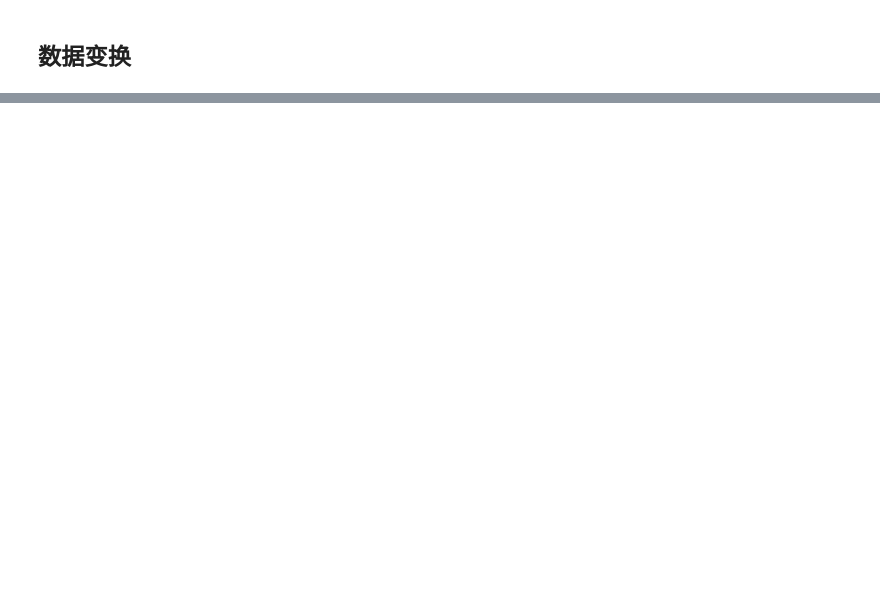
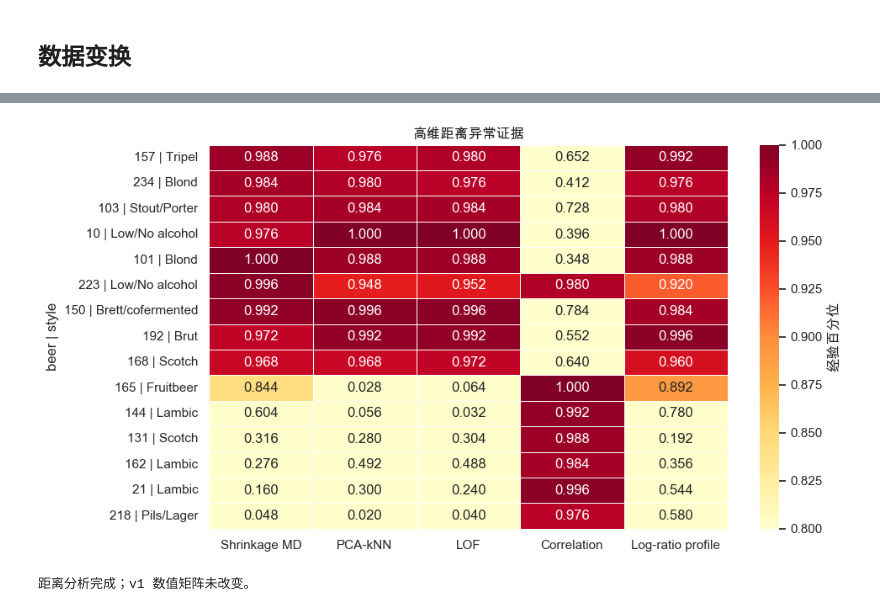
Before and after one commit to Malodys/matho-rtri-mind-2026, a Jupyter notebook: notebooks/02_chem_process.ipynb, the cells around one changed output, grey strips where cells are left out. Drawn from its saved outputs; the diff is of its cells as text; code cells hidden in the pictures; blank space fills up the shorter version.

```diff
--- a/notebooks/02_chem_process.ipynb
+++ b/notebooks/02_chem_process.ipynb
@@ -111,0 +960,26 @@ print(f"项目目录: {PROJECT_ROOT}")
+# %%
+# 距离证据热图：仅展示至少一种方法族标记的样本
+plot_cols = [f"{c}_percentile" for c in score_columns]
+plot_labels = ["Shrinkage MD", "PCA-kNN", "LOF", "Correlation", "Log-ratio profile"]
+heatmap_data = distance_review[plot_cols].copy()
+heatmap_data.columns = plot_labels
+heatmap_data.index = [f"{beer} | {distance_review.loc[beer, 'style']}" for beer in heatmap_data.index]
+
+fig_height = max(4.5, 0.36 * len(heatmap_data))
+fig, ax = plt.subplots(figsize=(10, fig_height))
+sns.heatmap(heatmap_data, cmap="YlOrRd", vmin=0.80, vmax=1.0,
+            annot=True, fmt=".3f", linewidths=0.4, cbar_kws={"label": "经验百分位"}, ax=ax)
+ax.set_title("高维距离异常证据")
+ax.set_xlabel("")
+ax.set_ylabel("beer | style")
+plt.tight_layout()
+distance_figure = FIGURE_DIR / "02_outlier_distance_consensus_v1.png"
+fig.savefig(distance_figure, dpi=180, bbox_inches="tight")
+plt.show()
+
+distance_scores.to_csv(INTERIM_DIR / "chem_outlier_distance_scores_v1.csv", encoding="utf-8-sig")
+assert hashlib.sha256((INTERIM_DIR / "chem_log10_matrix_v1.csv").read_bytes()).hexdigest() == v1_manifest["sha256"]
+print("距离分析完成；v1 数值矩阵未改变。")
+# %% [output]
+[figure, added]
+距离分析完成；v1 数值矩阵未改变。
```
Also changed, not shown: parts of 39 cells of this notebook, 27 other files.
